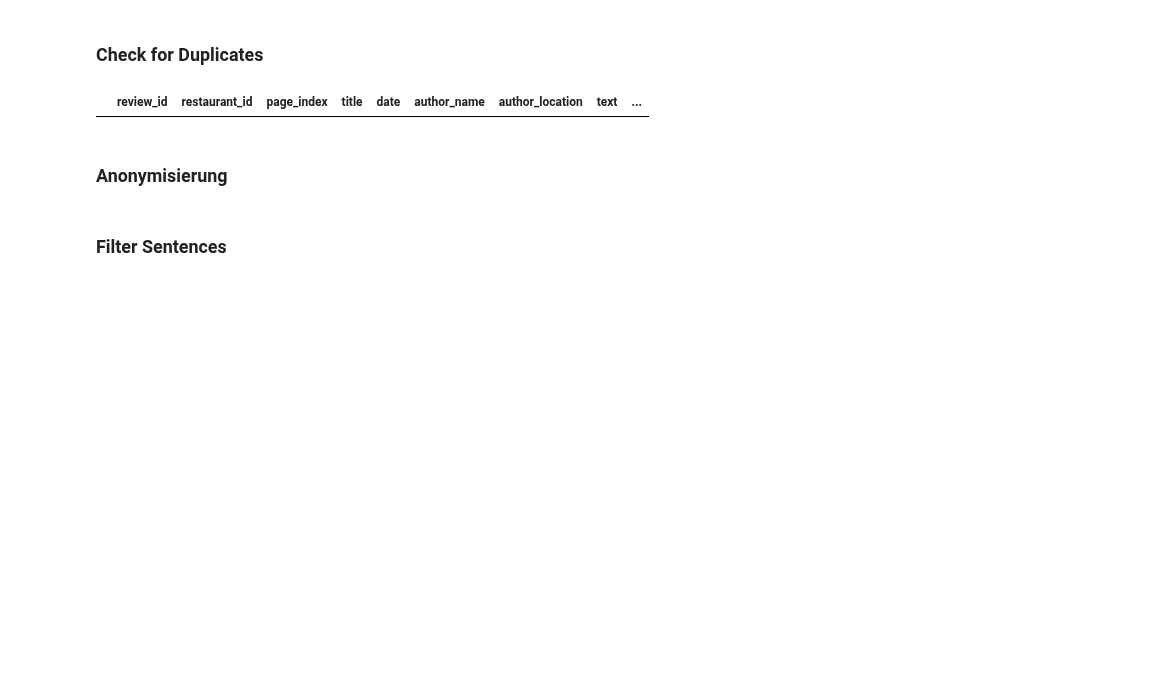
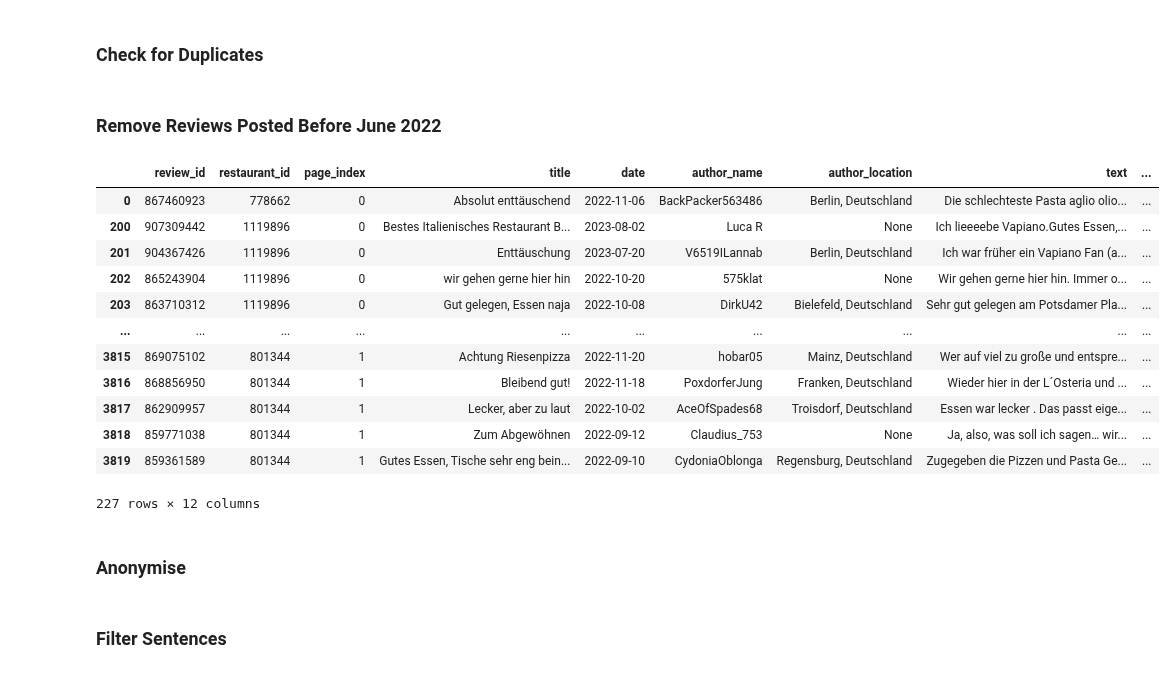
Before and after one commit to NilsHellwig/exploring-absa-llm-augmentation, a Jupyter notebook: 01 dataset creation/03_filter_reviews.ipynb, the cells around one changed output. Drawn from its saved outputs; the diff is of its cells as text; code cells hidden in the pictures; blank space fills up the shorter version.

```diff
--- a/01 dataset creation/03_filter_reviews.ipynb
+++ b/01 dataset creation/03_filter_reviews.ipynb
@@ -96,8 +100,5 @@ df_reviews[df_reviews['detected_language'] != 'de']
 df_reviews = df_reviews[df_reviews['detected_language'] == 'de']
 # %% [markdown]
 ### Check for Duplicates
-# %%
-duplicate_rows = df_reviews[df_reviews.duplicated(subset=['review_id'], keep=False)]
-duplicate_rows
-# %% [output]
-|  | review_id | restaurant_id | page_index | title | date | author_name | author_location | text | ... |
+# %% [markdown]
+### Remove Reviews Posted Before June 2022
@@ -104,5 +120,21 @@ duplicate_rows
+# %%
+df_reviews
+# %% [output]
+|  | review_id | restaurant_id | page_index | title | date | author_name | author_location | text | ... |
+| 0 | 867460923 | 778662 | 0 | Absolut enttäuschend | 2022-11-06 | BackPacker563486 | Berlin, Deutschland | Die schlechteste Pasta aglio olio... | ... |
+| 200 | 907309442 | 1119896 | 0 | Bestes Italienisches Restaurant B... | 2023-08-02 | Luca R | None | Ich lieeeebe Vapiano.Gutes Essen,... | ... |
+| 201 | 904367426 | 1119896 | 0 | Enttäuschung | 2023-07-20 | V6519ILannab | Berlin, Deutschland | Ich war früher ein Vapiano Fan (a... | ... |
+| 202 | 865243904 | 1119896 | 0 | wir gehen gerne hier hin | 2022-10-20 | 575klat | None | Wir gehen gerne hier hin. Immer o... | ... |
+| 203 | 863710312 | 1119896 | 0 | Gut gelegen, Essen naja | 2022-10-08 | DirkU42 | Bielefeld, Deutschland | Sehr gut gelegen am Potsdamer Pla... | ... |
+| ... | ... | ... | ... | ... | ... | ... | ... | ... | ... |
+| 3815 | 869075102 | 801344 | 1 | Achtung Riesenpizza | 2022-11-20 | hobar05 | Mainz, Deutschland | Wer auf viel zu große und entspre... | ... |
+| 3816 | 868856950 | 801344 | 1 | Bleibend gut! | 2022-11-18 | PoxdorferJung | Franken, Deutschland | Wieder hier in der L´Osteria und ... | ... |
+| 3817 | 862909957 | 801344 | 1 | Lecker, aber zu laut | 2022-10-02 | AceOfSpades68 | Troisdorf, Deutschland | Essen war lecker . Das passt eige... | ... |
+| 3818 | 859771038 | 801344 | 1 | Zum Abgewöhnen | 2022-09-12 | Claudius_753 | None | Ja, also, was soll ich sagen… wir... | ... |
+| 3819 | 859361589 | 801344 | 1 | Gutes Essen, Tische sehr eng bein... | 2022-09-10 | CydoniaOblonga | Regensburg, Deutschland | Zugegeben die Pizzen und Pasta Ge... | ... |
+227 rows × 12 columns
 # %% [markdown]
-### Anonymisierung
+### Anonymise
 # %%
 df_reviews["text_noanonymization"] = df_reviews["text"]
 # %%
```
Also changed, not shown: parts of 13 cells of this notebook, 2 other files.
